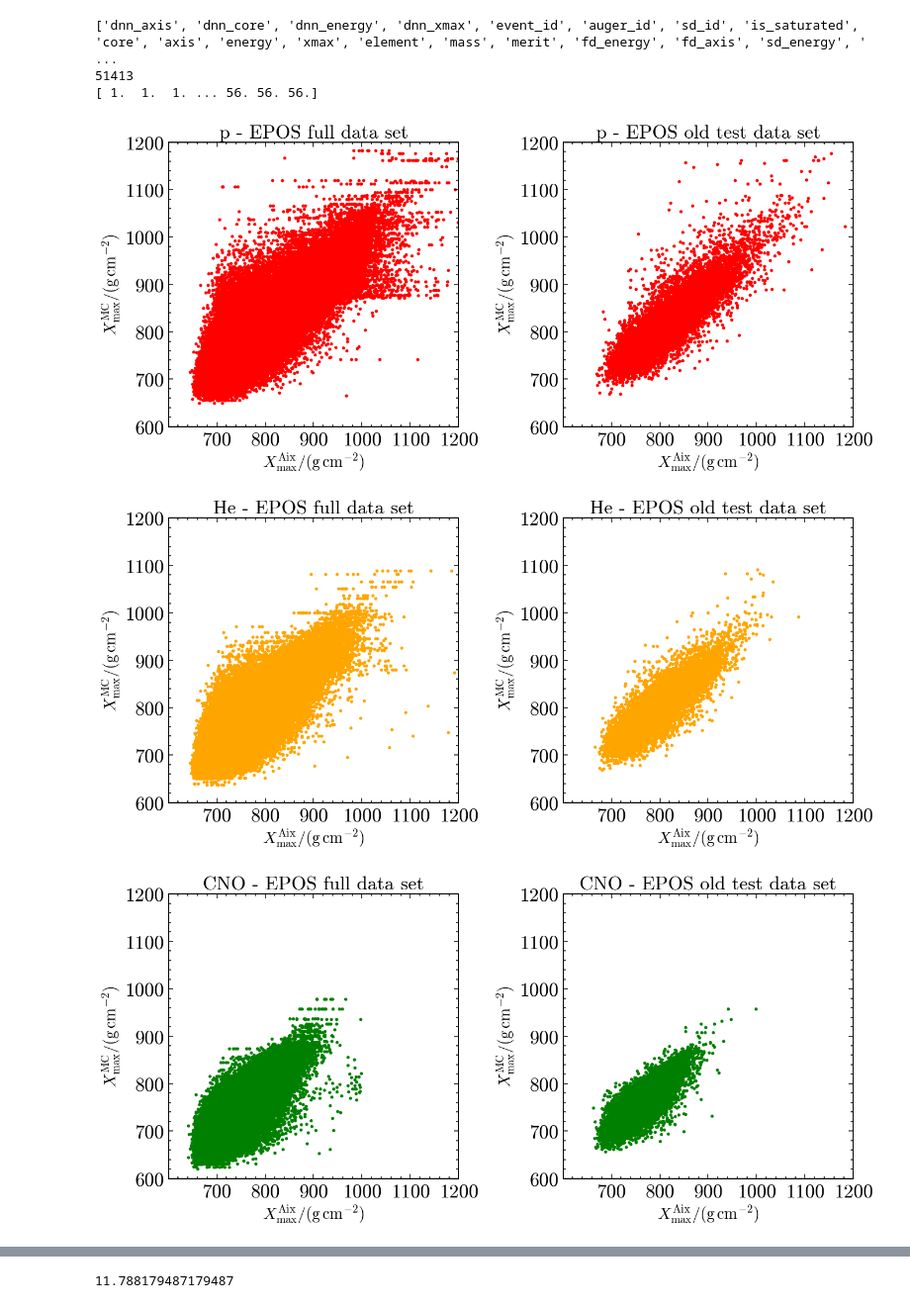
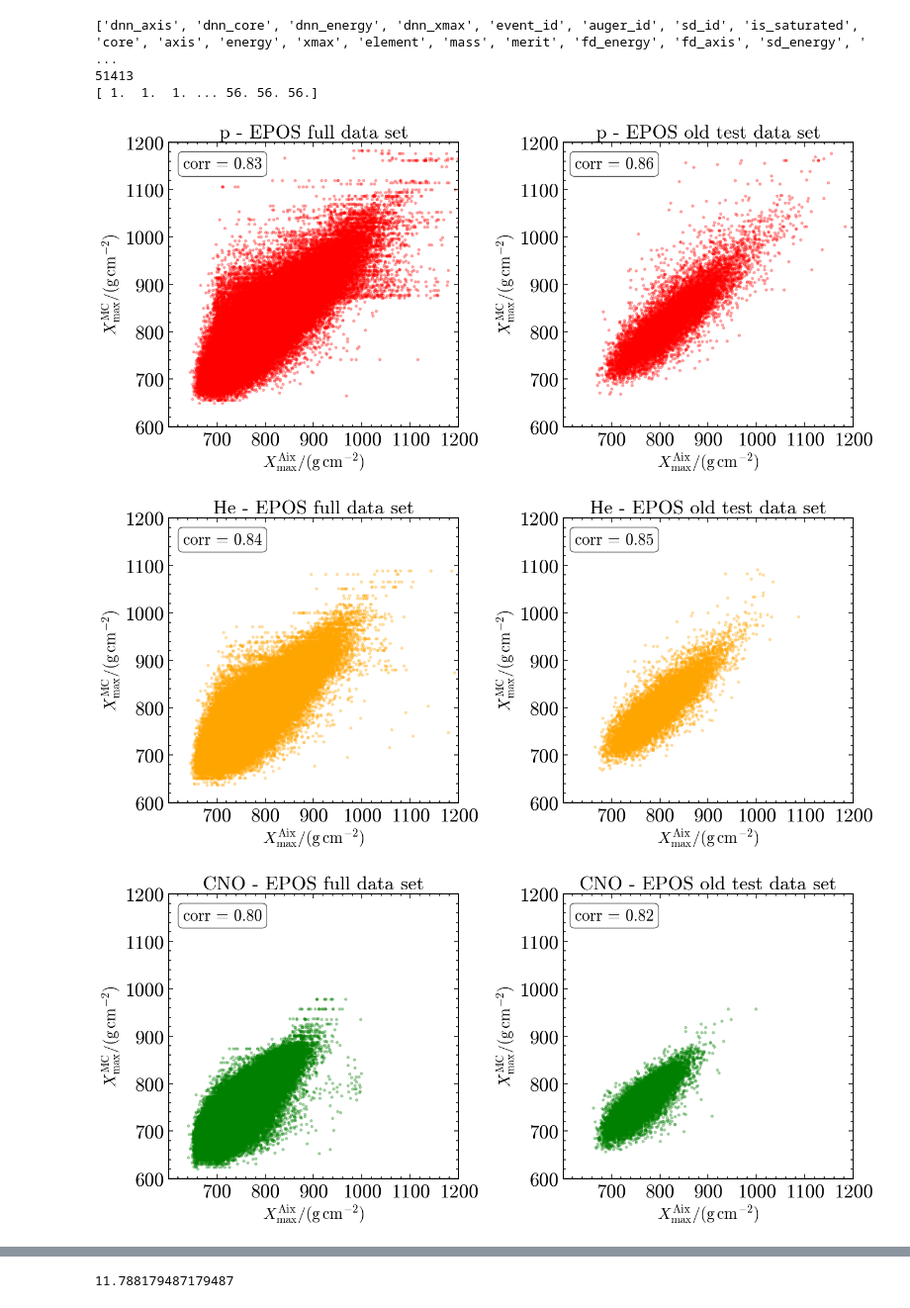
Before and after one commit to paolo-magnani/aixnet_simulations, a Jupyter notebook: data_tests.ipynb, the cells around one changed output, grey strips where cells are left out. Shown at 99% size. Drawn from its saved outputs; the diff is of its cells as text; code cells hidden in the pictures.

```diff
--- a/data_tests.ipynb
+++ b/data_tests.ipynb
@@ -42,35 +43,45 @@ for name in names:
     fig, axs = plt.subplots(1, 2, figsize=(14, 7))  # 1 row, 2 columns
 
     axs[0].scatter(
         d['dnn_xmax'][d['mass'] == names[name]],
         d['mc_xmax'][d['mass'] == names[name]],
-        color=colors[name]
+        color=colors[name], alpha=0.3
+    )
+    r1, _ = pearsonr(d['dnn_xmax'][d['mass'] == names[name]], d['mc_xmax'][d['mass'] == names[name]])
+    axs[0].text(
+        0.05, 0.95, f'corr = {r1:.2f}', transform=axs[0].transAxes,
+        fontsize='medium', verticalalignment='top', bbox=dict(boxstyle='round', facecolor='white', alpha=0.7)
     )
     axs[0].set_title(f'{name} - EPOS full data set')
     axs[0].set_xlabel(r'$X^\mathrm{Aix}_\mathrm{max} / \mathrm{(g \, cm^{-2})}$')
     axs[0].set_ylabel(r'$X^\mathrm{MC}_\mathrm{max} / \mathrm{(g \, cm^{-2})}$')
     xticks = np.arange(700, 1300, 100)
     axs[0].set_xlim(600, 1200)
     axs[0].set_xticks(xticks)
     axs[0].set_ylim(600, 1200)
 
 
     axs[1].scatter(
         dd['dnn_xmax'][dd['mass'] == names[name]],
         dd['xmax'][dd['mass'] == names[name]],
-        color=colors[name]
+        color=colors[name], alpha=0.3
+    )
+    r1, _ = pearsonr(dd['dnn_xmax'][dd['mass'] == names[name]], dd['xmax'][dd['mass'] == names[name]])
+    axs[1].text(
+        1.40, 0.95, f'corr = {r1:.2f}', transform=axs[0].transAxes,
+        fontsize='medium', verticalalignment='top', bbox=dict(boxstyle='round', facecolor='white', alpha=0.7)
     )
     axs[1].set_title(f'{name} - EPOS old test data set')
     axs[1].set_xlabel(r'$X^\mathrm{Aix}_\mathrm{max} / \mathrm{(g \, cm^{-2})}$')
     axs[1].set_ylabel(r'$X^\mathrm{MC}_\mathrm{max} / \mathrm{(g \, cm^{-2})}$')
     axs[1].set_xlim(600, 1200)
     axs[1].set_xticks(xticks)
     axs[1].set_ylim(600, 1200)
 
     #plt.suptitle(f'Comparison for {name}')
     plt.tight_layout(rect=[0, 0, 1, 0.95])
     plt.show()
 # %% [output]
-[figure, old version]
+[figure, new version]
-[figure, old version]
+[figure, new version]
-[figure, old version]
+[figure, new version]
```
Also changed, not shown: parts of 3 cells of this notebook, 1 other file.
